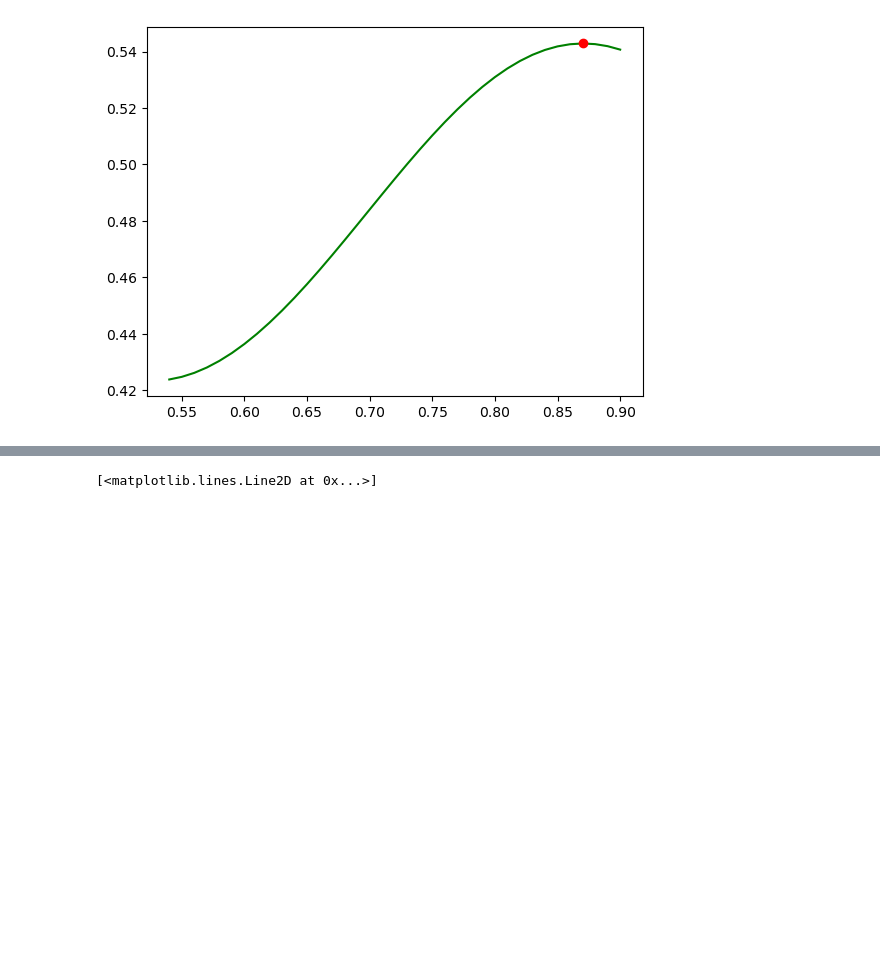
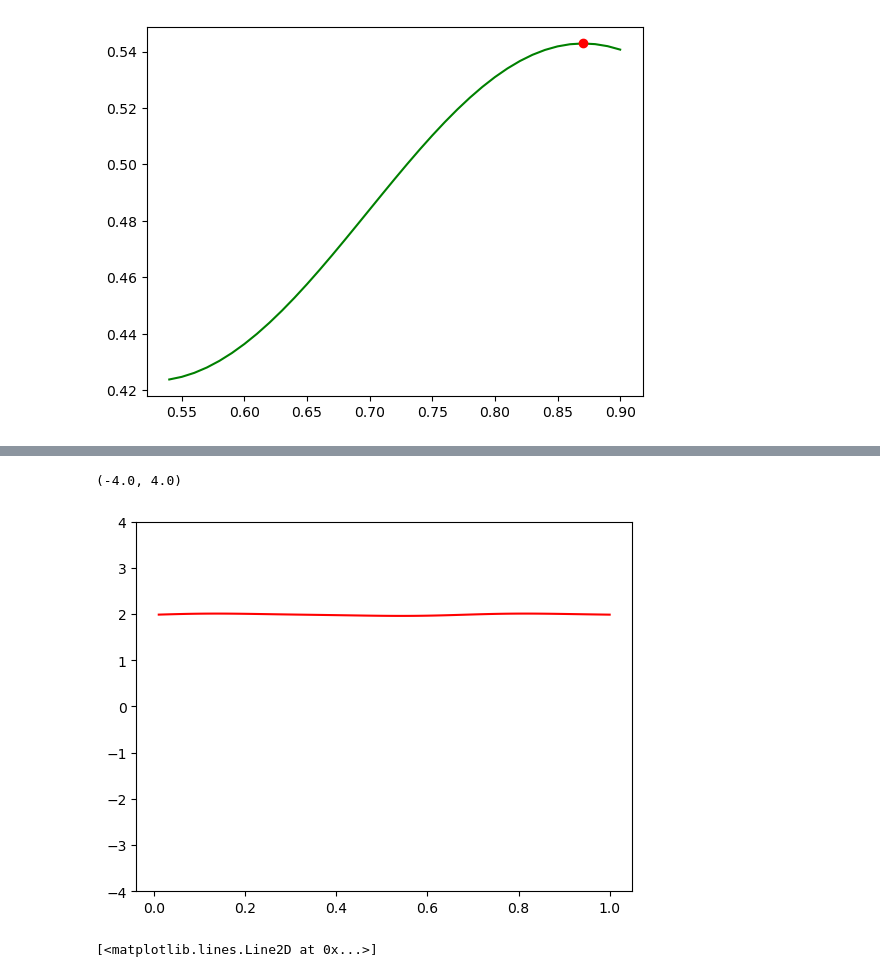
Before and after one commit to AustinZhang25/HonorsPhysics2, a Jupyter notebook: Unit 3 Spring Oscillation .ipynb, the cells around one changed output, grey strips where cells are left out. Drawn from its saved outputs; the diff is of its cells as text; code cells hidden in the pictures; blank space fills up the shorter version.

```diff
--- a/Unit 3 Spring Oscillation .ipynb
+++ b/Unit 3 Spring Oscillation .ipynb
@@ -95,2 +116,7 @@ while t<1:
 # %%
-plt.plot(time, List, color = "green")
+#plt.plot(time, ListGPE, color = "green")
+plt.plot(time, ListNetE, color = "red")
+plt.ylim(-4, 4)
+# %% [output]
+(-4.0, 4.0)
+[figure, added]
```
Also changed, not shown: parts of 5 cells of this notebook.
